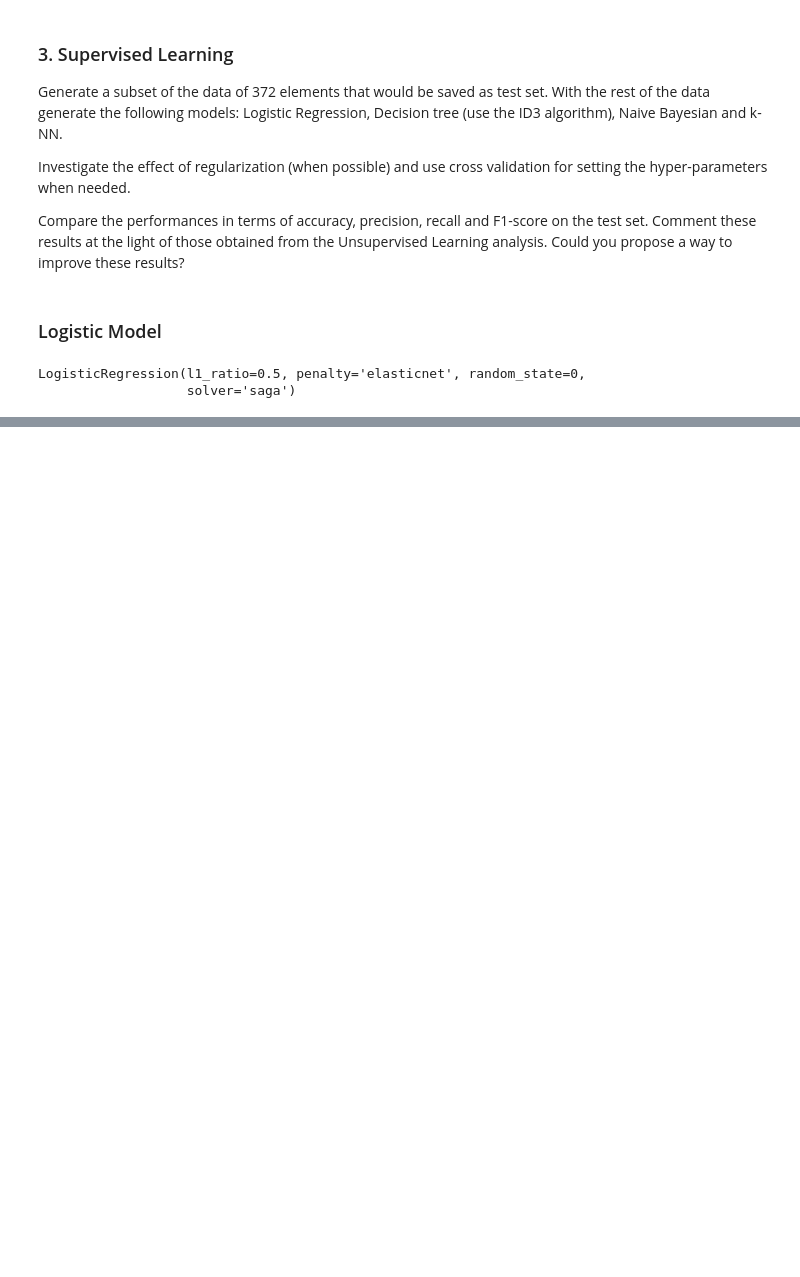
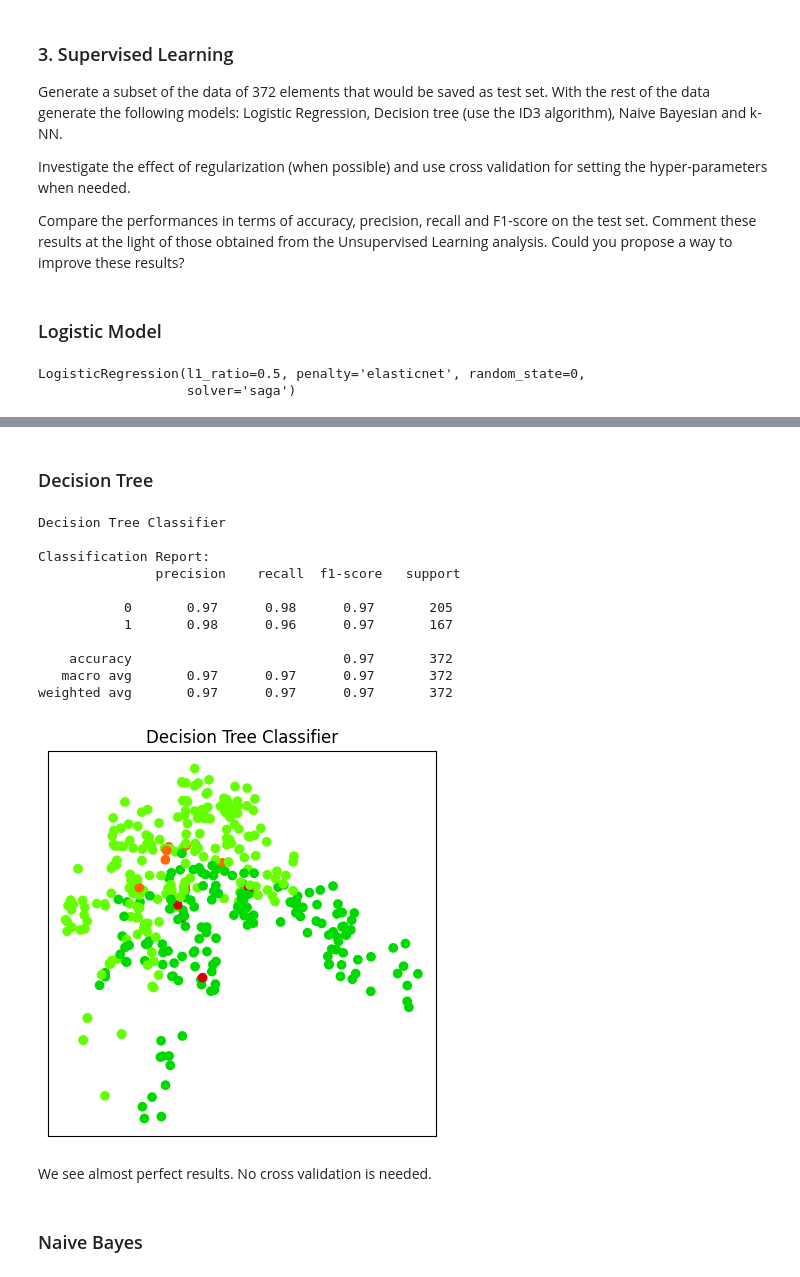
Before and after one commit to frekkoz3/Intro_to_ML_24-25, a Jupyter notebook: challenges/challenge 1/challenge-one.ipynb, the cells around one changed output, grey strips where cells are left out. Drawn from its saved outputs; the diff is of its cells as text; code cells hidden in the pictures; blank space fills up the shorter version.

```diff
--- a/challenges/challenge 1/challenge-one.ipynb
+++ b/challenges/challenge 1/challenge-one.ipynb
@@ -392,0 +408,2 @@ Accuracy :  0.9731182795698925
+# %% [markdown]
+### Decision Tree
@@ -392,0 +412,22 @@ Accuracy :  0.9731182795698925
+# %%
+model_t = tree.DecisionTreeClassifier()
+model_t.fit(X_train, Y_train)
+#tree.plot_tree(model_t)
+model_stats_and_visualize(model_t, x_test, y_test, "Decision Tree Classifier")
+# %% [output]
+Decision Tree Classifier
+
+Classification Report:
+               precision    recall  f1-score   support
+
+           0       0.97      0.98      0.97       205
+           1       0.98      0.96      0.97       167
+
+    accuracy                           0.97       372
+   macro avg       0.97      0.97      0.97       372
+weighted avg       0.97      0.97      0.97       372
+[figure, added]
+# %% [markdown]
+We see almost perfect results. No cross validation is needed.
+# %% [markdown]
+### Naive Bayes
```
Also changed, not shown: parts of 28 cells of this notebook, 1 other file.
